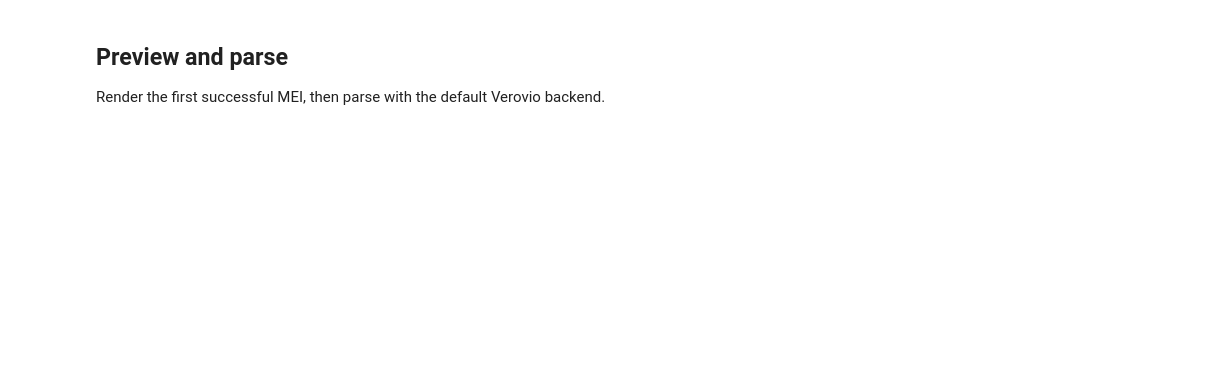
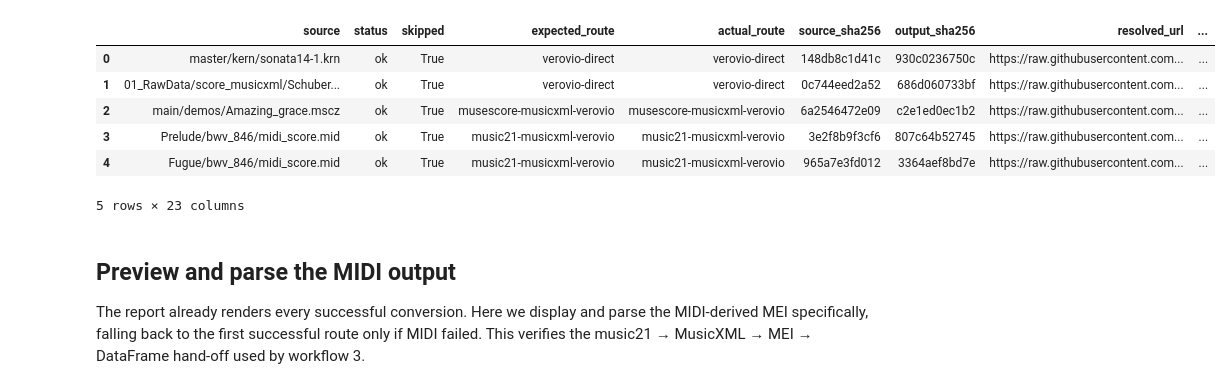
Before and after one commit to egorpol/camat_v2, a Jupyter notebook: notebooks/camat_batch_conversion.ipynb, the cells around one changed output. Drawn from its saved outputs; the diff is of its cells as text; code cells hidden in the pictures; blank space fills up the shorter version.

```diff
--- a/notebooks/camat_batch_conversion.ipynb
+++ b/notebooks/camat_batch_conversion.ipynb
@@ -143,5 +172,63 @@ Report: /home/eggi/Nextcloud/code/public_repos/camat_v2/converted_mei/batch_conv
+# %%
+def validation_status(record):
+    if record.get('status') != 'ok':
+        return 'route failed'
+    expected_route = expected_route_by_source.get(record['source'])
+    if expected_route and record.get('conversion_route') != expected_route:
+        return 'unexpected route'
+    if not record.get('output_mei'):
+        return 'missing output'
+    if not record.get('output_sha256'):
+        return 'missing checksum'
+    if RENDER_FIRST_PAGE and record.get('svg_ok') is not True:
+        return 'render failed'
+    if int(record.get('note_count') or 0) == 0:
+        return 'no notes'
+    if int(record.get('duplicate_xml_id_count') or 0) > 0:
+        return 'duplicate xml:id'
+    return 'ready for inspection'
+
+report_rows = []
+for record in records:
+    source_path = Path(urlparse(record['source']).path)
+    midi_diagnostics = record.get('music21_diagnostics') or {}
+    report_rows.append({
+        'source': '/'.join(source_path.parts[-3:]),
+        'status': record.get('status'),
+        'skipped': record.get('skipped'),
+        'expected_route': expected_route_by_source.get(record['source']),
+        'actual_route': record.get('conversion_route'),
+        'source_sha256': (record.get('source_sha256') or '')[:12],
+        'output_sha256': (record.get('output_sha256') or '')[:12],
+        'resolved_url': record.get('resolved_url'),
+        'tool_versions': record.get('tool_versions'),
+        'conversion_seconds': record.get('conversion_duration_seconds'),
+        'note_count': record.get('note_count'),
+        'xml_id_count': record.get('xml_id_count'),
+        'duplicate_xml_id_count': record.get('duplicate_xml_id_count'),
+        'midi_quantization_grid': midi_diagnostics.get('quantization_quarter_length_divisors'),
+        'midi_overlap_measures': midi_diagnostics.get('staggered_overlap_measures'),
+        'midi_voice_measures_before': midi_diagnostics.get('voice_measures_before'),
+        'midi_voice_measures_after': midi_diagnostics.get('voice_measures_after'),
+        'midi_visible_rests_added': midi_diagnostics.get('visible_rests_added'),
+        'validation': validation_status(record),
+        'output_mei': record.get('output_mei'),
+        'failure_stage': record.get('failure_stage'),
+        'failure_code': record.get('failure_code'),
+        'error': record.get('error'),
+    })
+report_df = pd.DataFrame(report_rows)
+display(report_df)
+# %% [output]
+|  | source | status | skipped | expected_route | actual_route | source_sha256 | output_sha256 | resolved_url | ... |
+| 0 | master/kern/sonata14-1.krn | ok | True | verovio-direct | verovio-direct | 148db8c1d41c | 930c0236750c | https://raw.githubusercontent.com... | ... |
+| 1 | 01_RawData/score_musicxml/Schuber... | ok | True | verovio-direct | verovio-direct | 0c744eed2a52 | 686d060733bf | https://raw.githubusercontent.com... | ... |
+| 2 | main/demos/Amazing_grace.mscz | ok | True | musescore-musicxml-verovio | musescore-musicxml-verovio | 6a2546472e09 | c2e1ed0ec1b2 | https://raw.githubusercontent.com... | ... |
+| 3 | Prelude/bwv_846/midi_score.mid | ok | True | music21-musicxml-verovio | music21-musicxml-verovio | 3e2f8b9f3cf6 | 807c64b52745 | https://raw.githubusercontent.com... | ... |
+| 4 | Fugue/bwv_846/midi_score.mid | ok | True | music21-musicxml-verovio | music21-musicxml-verovio | 965a7e3fd012 | 3364aef8bd7e | https://raw.githubusercontent.com... | ... |
+5 rows × 23 columns
 # %% [markdown]
-## Preview and parse
+## Preview and parse the MIDI output
 
-Render the first successful MEI, then parse with the default Verovio backend.
+The report already renders every successful conversion. Here we display and parse the MIDI-derived MEI specifically, falling back to the first successful route only if MIDI failed. This verifies the music21 → MusicXML → MEI → DataFrame hand-off used by workflow 3.
 # %%
```
Also changed, not shown: parts of 15 cells of this notebook, 59 other files.
